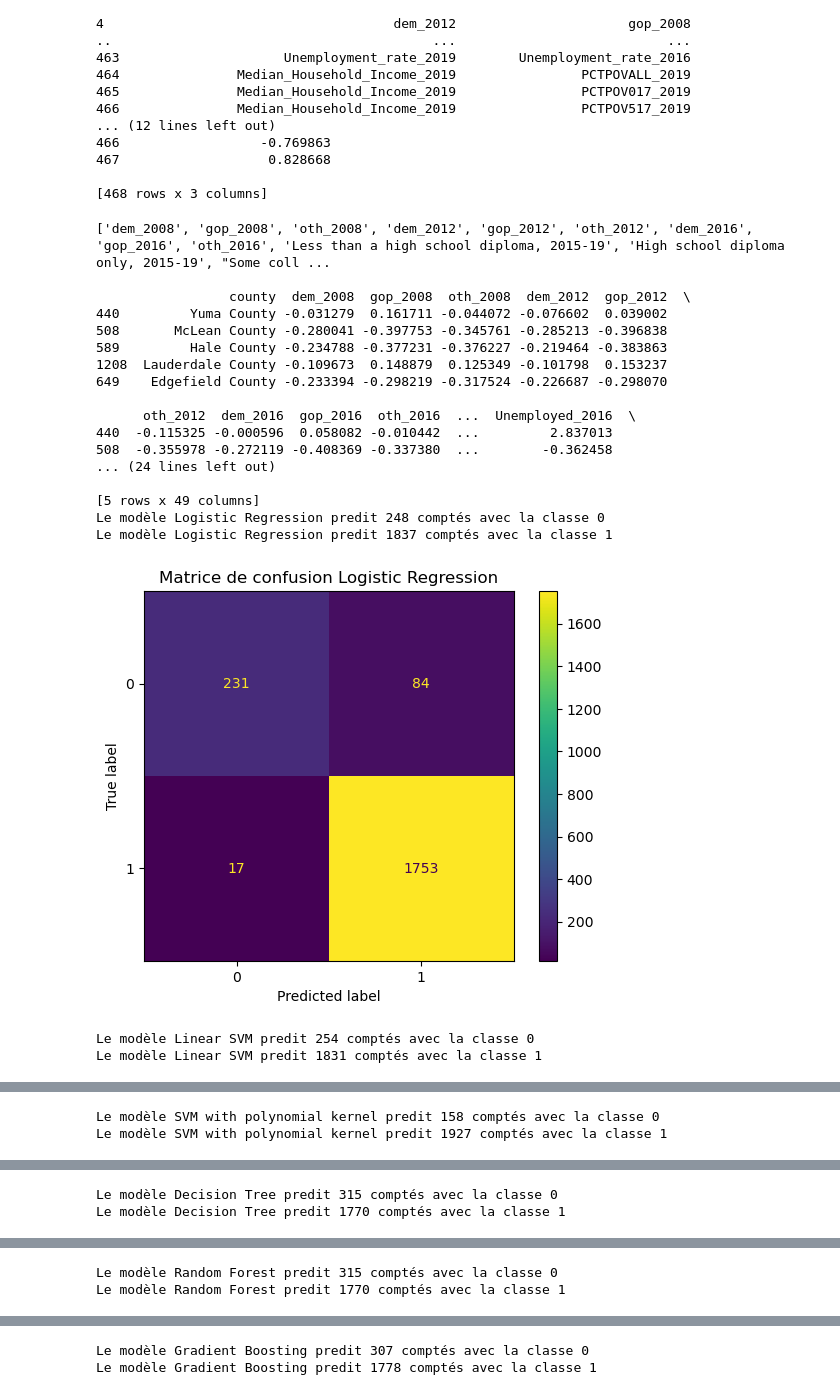
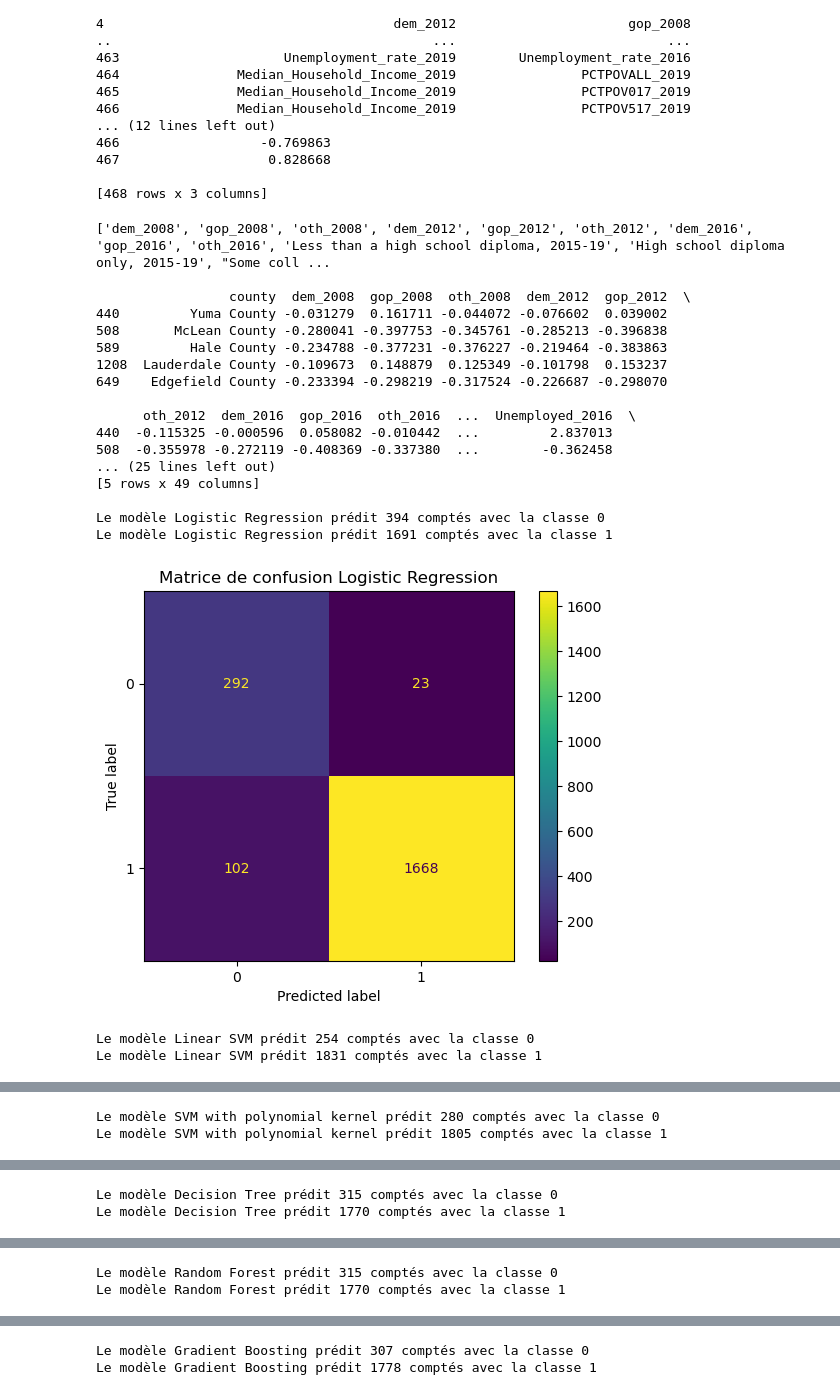
Before and after one commit to pmthioune/sda_projet_classification, a Jupyter notebook: SDA_Projet_Classification.ipynb, the cells around one changed output, grey strips where cells are left out. Saved outputs shown, nothing was run; the diff lists cells and outputs as text; code cells hidden in the pictures.

Commit message:
Optimisation modelisation et evaluation V2

```diff
--- a/SDA_Projet_Classification.ipynb
+++ b/SDA_Projet_Classification.ipynb
@@ -615,7 +615,7 @@ print(col_numericals)
 scaler = StandardScaler()
 col_numeric_to_standard = col_numericals[:-1]
 train[col_numeric_to_standard] = scaler.fit_transform(train[col_numeric_to_standard].values)
-print(f"\n{train.head()}")
+print(f"\n{train.head()}\n")
 
 #---------------------------------------------------------------------------------------------------------------
 # Partie 3.2 : Pipeline de Transformations
@@ -632,12 +632,18 @@ def create_impute(df):
     return new_df
 
 #---------------------------------------------------------------------------------------------------------------
-# Partie 3.3 : Mise en forme des donnees pour l'entrainement
+# Partie 3.3 : Mise en forme des donnees
 #---------------------------------------------------------------------------------------------------------------
 
 # On transforme les donnees au format array car les modeles de Machine Learning supervises attendent en entree un array
 y_train = train['target'].values
 X_train = train.drop(columns=['state','county','target']).values
+
+# Mises en forme des donnees de test pour l'evaluation
+y_test = test['target'].values
+test = create_impute(test)
+test[col_numeric_to_standard] = scaler.fit_transform(test[col_numeric_to_standard].values)
+X_test = test.drop(columns=['state','county','target']).values
 
 #---------------------------------------------------------------------------------------------------------------
 # Partie 3.4 : Selection et entrainement du modele
@@ -653,49 +659,53 @@ def mat_conf(y, y_pred, mod_classes, title=None):
 
 # Modeles de classification candidates
 clf_candidates = {
-    "Logistic Regression": LogisticRegression(max_iter=1000, random_state=SEED),
+    "Logistic Regression": LogisticRegression(class_weight='balanced', max_iter=1000, random_state=SEED),
     "Linear SVM": svm.SVC(kernel="linear", random_state=SEED),
-    "SVM with polynomial kernel": svm.SVC(kernel="poly", degree=3, random_state=SEED),
+    "SVM with polynomial kernel": svm.SVC(kernel="poly", degree=3, coef0=3, C=5, random_state=SEED),
     "Decision Tree": DecisionTreeClassifier(random_state=SEED),
     "Random Forest": RandomForestClassifier(random_state=SEED),
     "Gradient Boosting": GradientBoostingClassifier(random_state=SEED)
 }
 
 # Dictionnaire pour sauvegarder les vecteurs predites par nom de classifieur
 dict_pred = {}
+dict_pred2 = {}
 
 # On boucle sur les classifieurs candidates pour tester les differents modeles
 for clf_name in clf_candidates:
     clf = clf_candidates[clf_name]
     clf.fit(X_train, y_train)
+    # Prediction des classes avec predict
     y_train_pred = clf.predict(X_train)
+    y_test_pred = clf.predict(X_test)
     for i in range(2):
-        print(f"Le modèle {clf_name} predit {sum(y_train_pred==i)} comptés avec la classe {i}")
+        print(f"Le modèle {clf_name} prédit {sum(y_train_pred==i)} comptés avec la classe {i}")
     # Visualisation des erreurs réalisées par le classifieur
     mat_conf(y_train, y_train_pred, clf.classes_, clf_name)
     # Dictionnaire de predictions
     dict_pred[clf_name] = y_train_pred
+    dict_pred2[clf_name] = y_test_pred
 # %% [output]
 ['dem_2008', 'gop_2008', 'oth_2008', 'dem_2012', 'gop_2012', 'oth_2012', 'dem_2016', 'gop_2016', 'oth_2016', 'Less than a high school diploma, 2015-19', 'High school diploma only, 2015-19', "Some coll ...
 
                  county  dem_2008  gop_2008  oth_2008  dem_2012  gop_2012  \
 440         Yuma County -0.031279  0.161711 -0.044072 -0.076602  0.039002
 508       McLean County -0.280041 -0.397753 -0.345761 -0.285213 -0.396838
 589         Hale County -0.234788 -0.377231 -0.376227 -0.219464 -0.383863
 1208  Lauderdale County -0.109673  0.148879  0.125349 -0.101798  0.153237
 649    Edgefield County -0.233394 -0.298219 -0.317524 -0.226687 -0.298070
 
       oth_2012  dem_2016  gop_2016  oth_2016  ...  Unemployed_2016  \
 440  -0.115325 -0.000596  0.058082 -0.010442  ...         2.837013
 508  -0.355978 -0.272119 -0.408369 -0.337380  ...        -0.362458
-... (24 lines left out)
+... (25 lines left out)
+[5 rows x 49 columns]
 
-[5 rows x 49 columns]
-Le modèle Logistic Regression predit 248 comptés avec la classe 0
-Le modèle Logistic Regression predit 1837 comptés avec la classe 1
+Le modèle Logistic Regression prédit 394 comptés avec la classe 0
+Le modèle Logistic Regression prédit 1691 comptés avec la classe 1
-[figure, old version]
+[figure, new version]
-Le modèle Linear SVM predit 254 comptés avec la classe 0
-Le modèle Linear SVM predit 1831 comptés avec la classe 1
+Le modèle Linear SVM prédit 254 comptés avec la classe 0
+Le modèle Linear SVM prédit 1831 comptés avec la classe 1
 [figure]
-Le modèle SVM with polynomial kernel predit 158 comptés avec la classe 0
-Le modèle SVM with polynomial kernel predit 1927 comptés avec la classe 1
+Le modèle SVM with polynomial kernel prédit 280 comptés avec la classe 0
+Le modèle SVM with polynomial kernel prédit 1805 comptés avec la classe 1
@@ -703,9 +713,9 @@ Le modèle SVM with polynomial kernel predit 1927 comptés avec la classe 1
-Le modèle Decision Tree predit 315 comptés avec la classe 0
-Le modèle Decision Tree predit 1770 comptés avec la classe 1
+Le modèle Decision Tree prédit 315 comptés avec la classe 0
+Le modèle Decision Tree prédit 1770 comptés avec la classe 1
 [figure]
-Le modèle Random Forest predit 315 comptés avec la classe 0
-Le modèle Random Forest predit 1770 comptés avec la classe 1
+Le modèle Random Forest prédit 315 comptés avec la classe 0
+Le modèle Random Forest prédit 1770 comptés avec la classe 1
 [figure]
-Le modèle Gradient Boosting predit 307 comptés avec la classe 0
-Le modèle Gradient Boosting predit 1778 comptés avec la classe 1
+Le modèle Gradient Boosting prédit 307 comptés avec la classe 0
+Le modèle Gradient Boosting prédit 1778 comptés avec la classe 1
 [figure]
```
Also changed, not shown: parts of 3 cells of this notebook.
